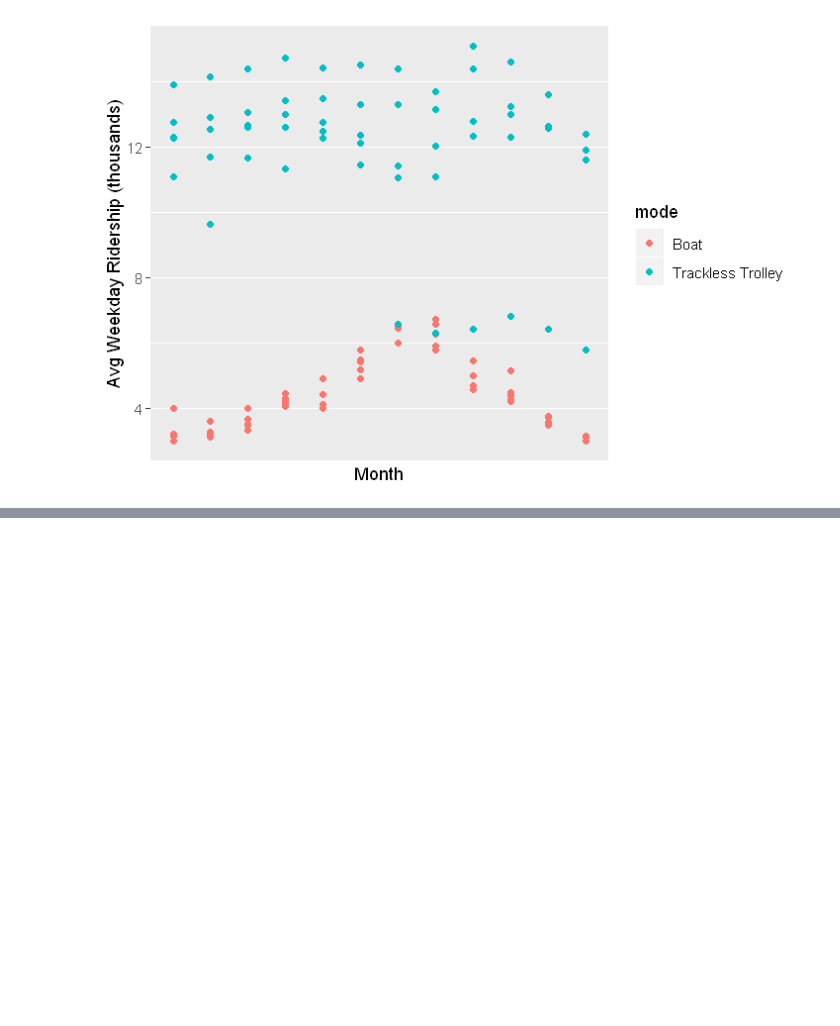
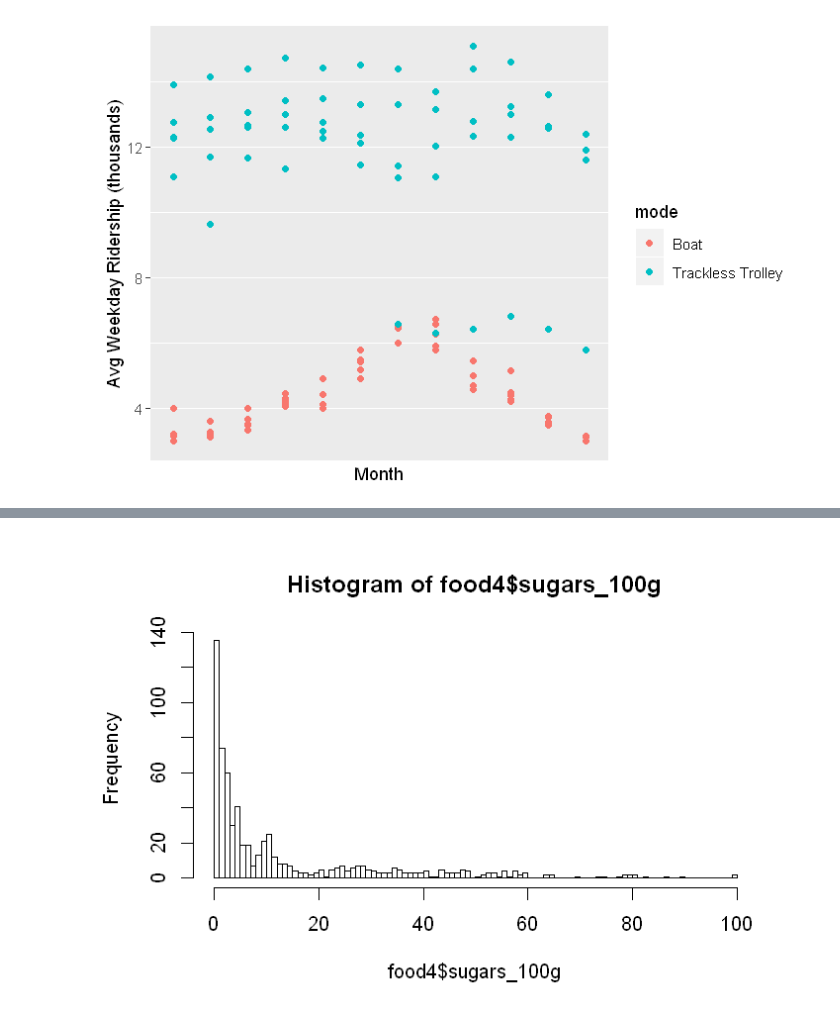
Before and after one commit to KarinRoe/R_datacamp, a Jupyter notebook: Case_studies_Importing_Cleaning.ipynb, the cells around one changed output, grey strips where cells are left out. Drawn from its saved outputs; the diff is of its cells as text; code cells hidden in the pictures; blank space fills up the shorter version.

```diff
--- a/Case_studies_Importing_Cleaning.ipynb
+++ b/Case_studies_Importing_Cleaning.ipynb
@@ -445,0 +636,8 @@ ggplot(mbta_boat, aes(x = month, y = thou_riders, col = mode)) +
+# %%
+# Create food4
+food4 <- food3[food3$sugars_100g > 0,]
+
+# Create second histogram
+hist(food4$sugars_100g, breaks = 100)
+# %% [output]
+[figure, added]
```
Also changed, not shown: parts of 38 cells of this notebook.
